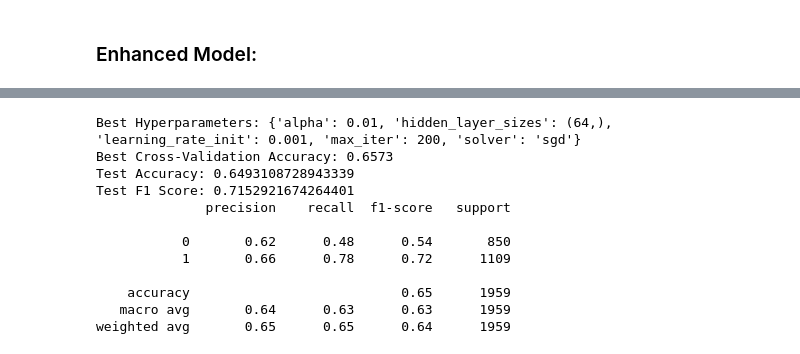
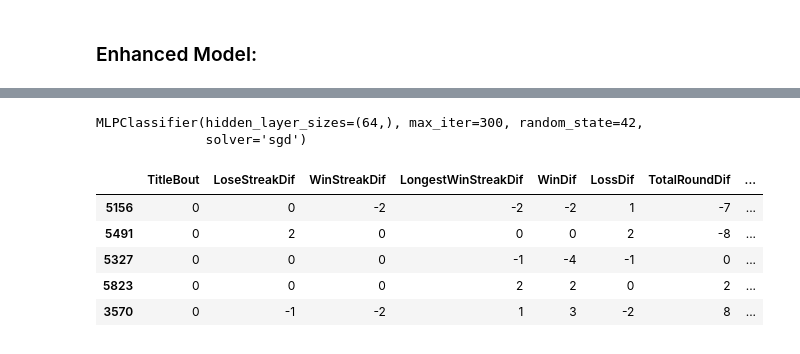
Before and after one commit to boboyevum/ufc-project, a Jupyter notebook: notebooks/modeling.ipynb, the cells around one changed output, grey strips where cells are left out. Drawn from its saved outputs; the diff is of its cells as text; code cells hidden in the pictures.

```diff
--- a/notebooks/modeling.ipynb
+++ b/notebooks/modeling.ipynb
@@ -138,25 +99,14 @@ weighted avg       0.65      0.65      0.64      1959
-# %%
-print("Best Hyperparameters:", grid_search.best_params_)
-print("Best Cross-Validation Accuracy: {:.4f}".format(grid_search.best_score_))
-
-# Evaluate the best model on the test set
-best_model = grid_search.best_estimator_
-test_preds = best_model.predict(X_test)
-
-# Print the results
-print("Test Accuracy:", accuracy_score(y_test, test_preds))
-print("Test F1 Score:", f1_score(y_test, test_preds))
-print(classification_report(y_test, test_preds))
-# %% [output]
-Best Hyperparameters: {'alpha': 0.01, 'hidden_layer_sizes': (64,), 'learning_rate_init': 0.001, 'max_iter': 200, 'solver': 'sgd'}
-Best Cross-Validation Accuracy: 0.6573
-Test Accuracy: 0.6493108728943339
-Test F1 Score: 0.7152921674264401
-              precision    recall  f1-score   support
-
-           0       0.62      0.48      0.54       850
-           1       0.66      0.78      0.72      1109
-
-    accuracy                           0.65      1959
-   macro avg       0.64      0.63      0.63      1959
-weighted avg       0.65      0.65      0.64      1959
+# %%
+best_model
+# %% [output]
+MLPClassifier(hidden_layer_sizes=(64,), max_iter=300, random_state=42,
+              solver='sgd')
+# %%
+X_test.head()
+# %% [output]
+|  | TitleBout | LoseStreakDif | WinStreakDif | LongestWinStreakDif | WinDif | LossDif | TotalRoundDif | ... |
+| 5156 | 0 | 0 | -2 | -2 | -2 | 1 | -7 | ... |
+| 5491 | 0 | 2 | 0 | 0 | 0 | 2 | -8 | ... |
+| 5327 | 0 | 0 | 0 | -1 | -4 | -1 | 0 | ... |
+| 5823 | 0 | 0 | 0 | 2 | 2 | 0 | 2 | ... |
+| 3570 | 0 | -1 | -2 | 1 | 3 | -2 | 8 | ... |
```
Also changed, not shown: parts of 2 cells of this notebook.
